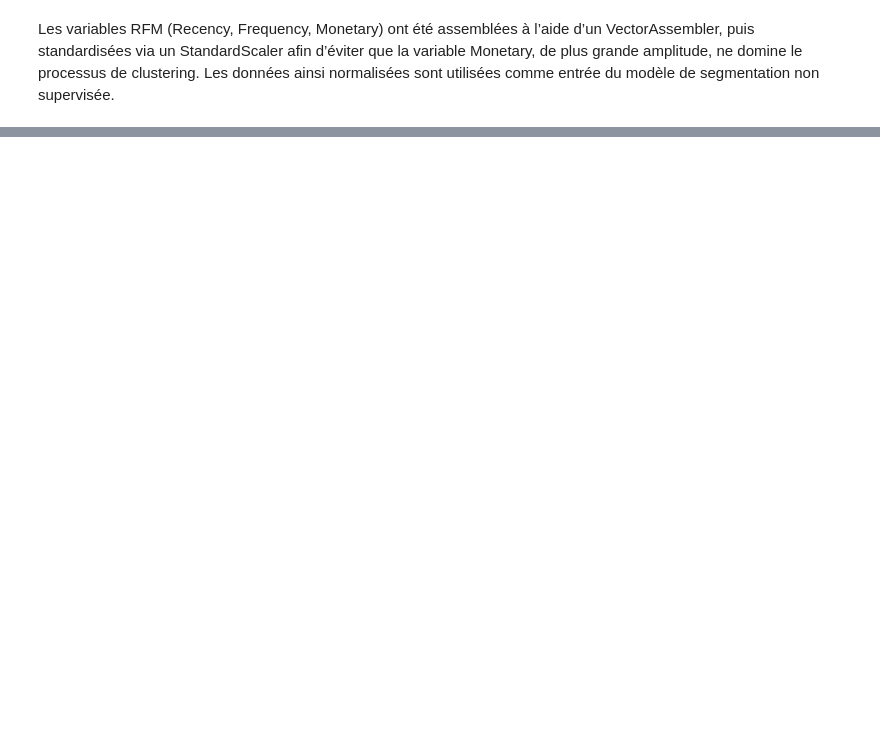
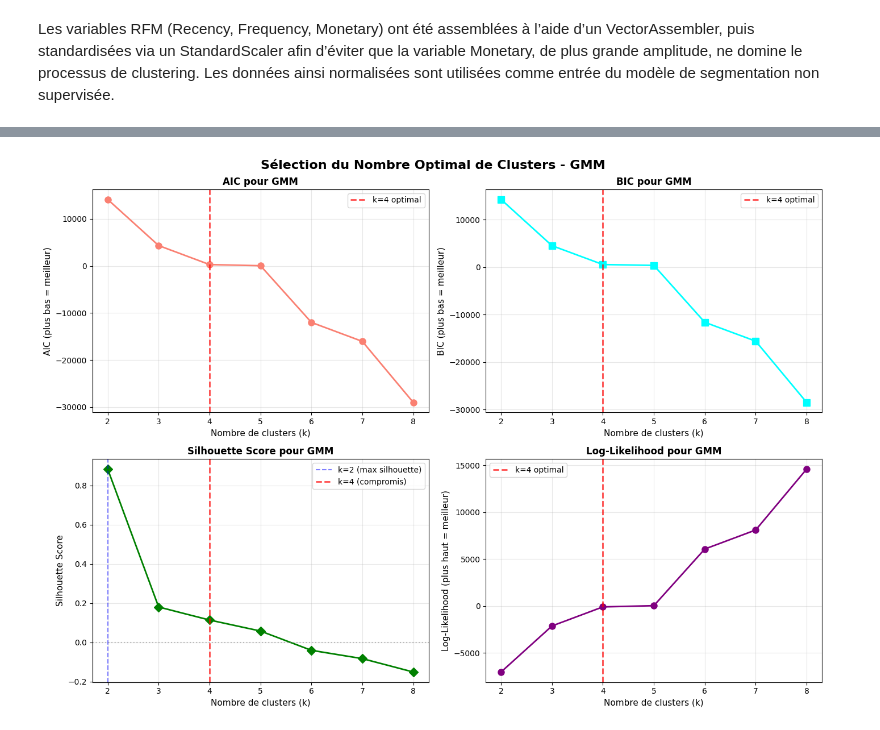
Before and after one commit to EdLac/spark-ecommerce, a Jupyter notebook: notebooks/ProjetFinal.ipynb, the cells around one changed output, grey strips where cells are left out. Drawn from its saved outputs; the diff is of its cells as text; code cells hidden in the pictures; blank space fills up the shorter version.

Commit message:
mise en forme revue + cluster + visualisation des métriques

```diff
--- a/notebooks/ProjetFinal.ipynb
+++ b/notebooks/ProjetFinal.ipynb
@@ -691,17 +464,0 @@ log_likelihoods = []
-# %%
-for k in range(2, 9):
-
-    gmm = GaussianMixture(
-        k=k,
-        featuresCol="features",
-        tol=0.01,
-        maxIter=100,
-        seed=42
-    )
-
-    model = gmm.fit(rfm_scaled)
-
-    log_likelihood = model.summary.logLikelihood
-    log_likelihoods.append((k, log_likelihood))
-
-    print(f"k={k}, logLikelihood={log_likelihood}")
@@ -731,0 +671,63 @@ Nous retenons donc k=2 pour un compromis optimal entre qualité de séparation e
+# %%
+import pandas as pd
+import matplotlib.pyplot as plt
+
+# Extraction des valeurs k et des métriques
+k_values = [x[0] for x in log_likelihoods]
+ll_values = [x[1] for x in log_likelihoods]
+aic_values = [x[1] for x in aic_scores]
+bic_values = [x[1] for x in bic_scores]
+silhouette_values = [x[1] for x in silhouettes_final]
+
+# Création de la figure avec 4 sous-graphiques
+fig, axes = plt.subplots(2, 2, figsize=(14, 10))
+fig.suptitle('Sélection du Nombre Optimal de Clusters - GMM', fontsize=16, fontweight='bold')
+
+# 1. AIC
+axes[0, 0].plot(k_values, aic_values, marker='o', color='salmon', linewidth=2, markersize=8)
+axes[0, 0].axvline(x=4, color='red', linestyle='--', linewidth=2, label='k=4 optimal', alpha=0.7)
+axes[0, 0].set_xlabel('Nombre de clusters (k)', fontsize=11)
+axes[0, 0].set_ylabel('AIC (plus bas = meilleur)', fontsize=11)
+axes[0, 0].set_title('AIC pour GMM', fontsize=12, fontweight='bold')
+axes[0, 0].legend(fontsize=10)
+axes[0, 0].grid(True, alpha=0.3)
+axes[0, 0].set_xticks(k_values)
+
+# 2. BIC
+axes[0, 1].plot(k_values, bic_values, marker='s', color='cyan', linewidth=2, markersize=8)
+axes[0, 1].axvline(x=4, color='red', linestyle='--', linewidth=2, label='k=4 optimal', alpha=0.7)
+axes[0, 1].set_xlabel('Nombre de clusters (k)', fontsize=11)
+axes[0, 1].set_ylabel('BIC (plus bas = meilleur)', fontsize=11)
+axes[0, 1].set_title('BIC pour GMM', fontsize=12, fontweight='bold')
+axes[0, 1].legend(fontsize=10)
+axes[0, 1].grid(True, alpha=0.3)
+axes[0, 1].set_xticks(k_values)
+
+# 3. Silhouette Score
+axes[1, 0].plot(k_values, silhouette_values, marker='D', color='green', linewidth=2, markersize=8)
+axes[1, 0].axhline(y=0, color='gray', linestyle=':', alpha=0.5)
+axes[1, 0].axvline(x=2, color='blue', linestyle='--', linewidth=1.5, alpha=0.5, label='k=2 (max silhouette)')
+axes[1, 0].axvline(x=4, color='red', linestyle='--', linewidth=2, label='k=4 (compromis)', alpha=0.7)
+axes[1, 0].set_xlabel('Nombre de clusters (k)', fontsize=11)
+axes[1, 0].set_ylabel('Silhouette Score', fontsize=11)
+axes[1, 0].set_title('Silhouette Score pour GMM', fontsize=12, fontweight='bold')
+axes[1, 0].legend(fontsize=10)
+axes[1, 0].grid(True, alpha=0.3)
+axes[1, 0].set_xticks(k_values)
+
+# 4. Log-Likelihood
+axes[1, 1].plot(k_values, ll_values, marker='o', color='purple', linewidth=2, markersize=8)
+axes[1, 1].axvline(x=4, color='red', linestyle='--', linewidth=2, label='k=4 optimal', alpha=0.7)
+axes[1, 1].set_xlabel('Nombre de clusters (k)', fontsize=11)
+axes[1, 1].set_ylabel('Log-Likelihood (plus haut = meilleur)', fontsize=11)
+axes[1, 1].set_title('Log-Likelihood pour GMM', fontsize=12, fontweight='bold')
+axes[1, 1].legend(fontsize=10)
+axes[1, 1].grid(True, alpha=0.3)
+axes[1, 1].set_xticks(k_values)
+
+plt.tight_layout()
+plt.show()
+
+print("\n✅ Graphiques générés avec succès")
+# %% [output]
+[figure, added]
```
Also changed, not shown: parts of 117 cells of this notebook.
